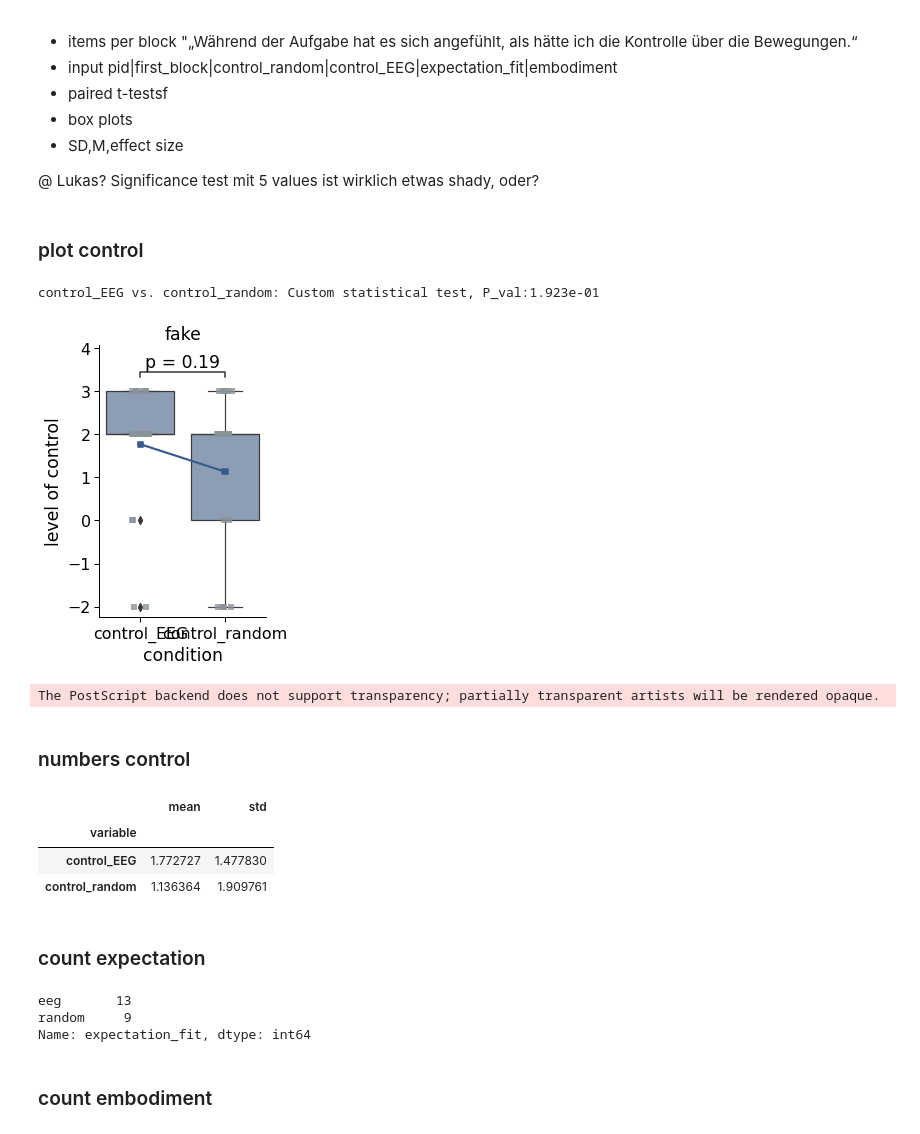
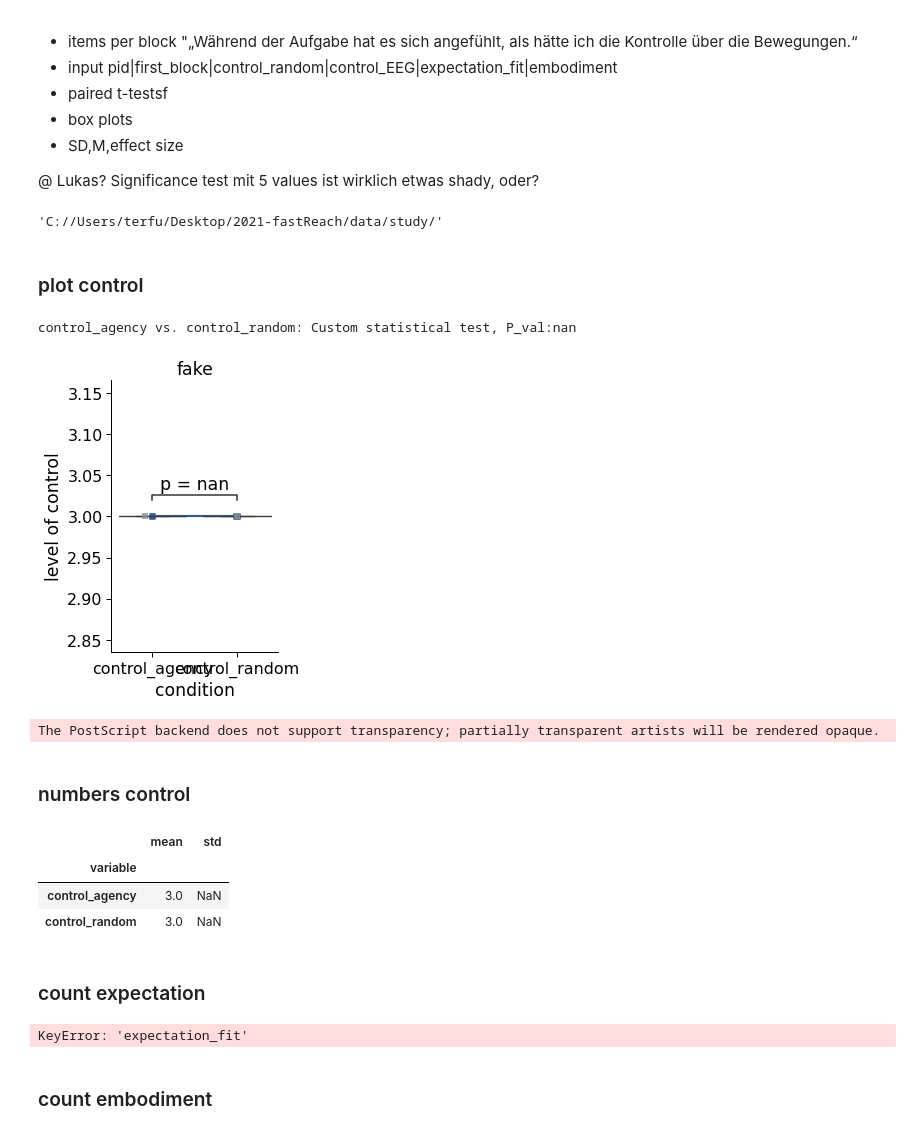
Before and after one commit to lukasgehrke/2021-fastReach, a Jupyter notebook: analyses/Leonie_tests/analysis_LT.ipynb, the cells around one changed output. Drawn from its saved outputs; the diff is of its cells as text; code cells hidden in the pictures.

```diff
--- a/analyses/Leonie_tests/analysis_LT.ipynb
+++ b/analyses/Leonie_tests/analysis_LT.ipynb
@@ -25,7 +25,8 @@ import pymer4 as pymer4
 # set path
 d = "C://Users/terfu/Desktop/2021-fastReach/analyses/Leonie_tests/" # for test data
 
-dd = "//stor1.bpn.tu-berlin.de/projects/Lukas_Gehrke/"
+p = "//stor1.bpn.tu-berlin.de/projects/Lukas_Gehrke/2021-fastReach/data/study/" #server for data access
+pp = "C://Users/terfu/Desktop/2021-fastReach/data/study/" #repository for output
 # %% [markdown]
 ## load functions
 # %% [markdown]
@@ -498,4 +524,8 @@ The PostScript backend does not support transparency; partially transparent arti
 - SD,M,effect size
 
 @ Lukas? Significance test mit 5 values ist wirklich etwas shady, oder?
+# %%
+pp
+# %% [output]
+'C://Users/terfu/Desktop/2021-fastReach/data/study/'
 # %%
@@ -505,25 +533,27 @@ The PostScript backend does not support transparency; partially transparent arti
 questionaire= pd.read_csv('fake_data/subjective_fastReach.csv', sep = ';')
+# %%
+questionaire= pd.read_excel(pp + 'questionaire.xlsx') #read from repository
 # %% [markdown]
 ### plot control
 # %%
-questionaire_long = questionaire.melt(id_vars= ['pID'],value_vars=['control_EEG','control_random'])
+questionaire_long = questionaire.melt(id_vars= ['pID'],value_vars=['control_agency','control_random'])
 
 palette = ['#365c8d','#E5E4E2','#899499','#4ac16d', '#277f8e','#440154']
-cats= ['control_random', 'control_EEG']
+cats= ['control_random', 'control_agency']
 ylabel = 'level of control'
 xlabel = 'condition'
 title = 'fake'
 data = questionaire_long
 y = "value"
 x = "variable"
 hue = "pID"
 
 plot_2_cats(data, x, y, hue, ylabel, xlabel,cats,palette)
 
 #cohend(data,x,y, cats)
 # %% [output]
-control_EEG vs. control_random: Custom statistical test, P_val:1.923e-01
+control_agency vs. control_random: Custom statistical test, P_val:nan
-[figure, old version]
+[figure, new version]
 The PostScript backend does not support transparency; partially transparent artists will be rendered opaque.
 # %% [markdown]
 ### numbers control
@@ -532,16 +562,14 @@ questionaire_long.groupby('variable')['value'].agg(["mean", "std"])
 # %% [output]
 |  | mean | std |
 | variable |  |  |
-| control_EEG | 1.772727 | 1.477830 |
-| control_random | 1.136364 | 1.909761 |
+| control_agency | 3.0 | NaN |
+| control_random | 3.0 | NaN |
 # %% [markdown]
 ### count expectation
 # %%
 questionaire['expectation_fit'].value_counts()
 # %% [output]
-eeg       13
-random     9
-Name: expectation_fit, dtype: int64
+KeyError: 'expectation_fit'
 # %% [markdown]
 ### count embodiment
 # %%
```
Also changed, not shown: parts of 16 cells of this notebook, 11 other files.
